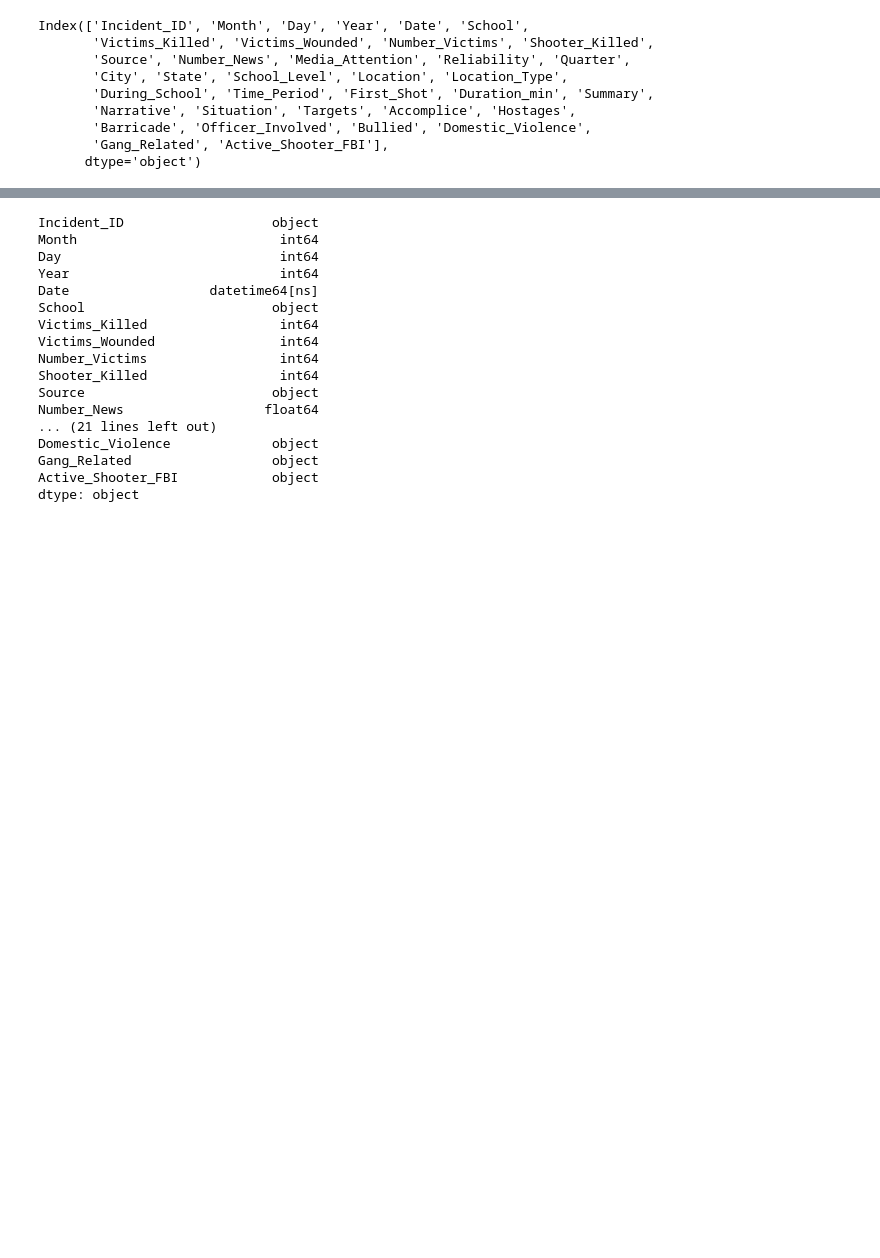
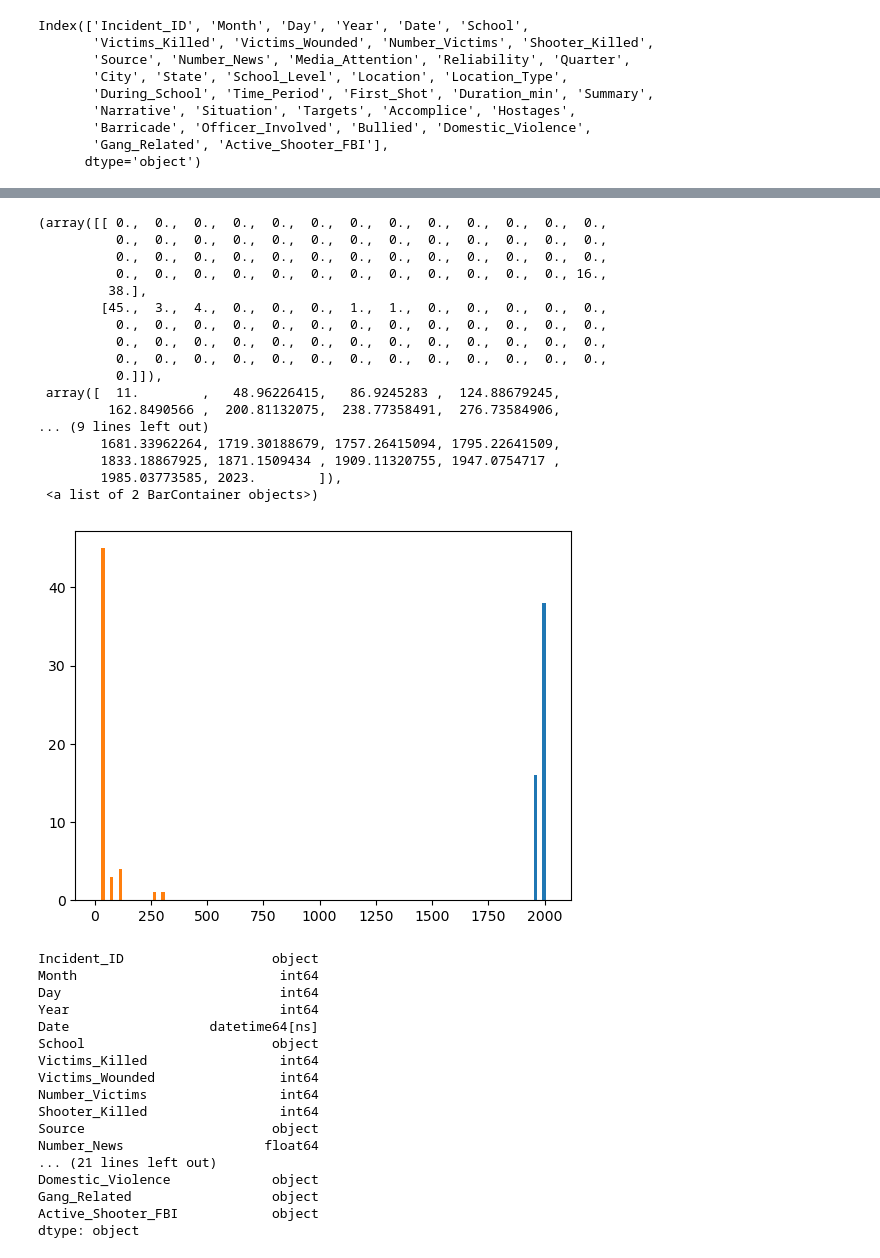
Before and after one commit to timmymiller10/School-Shooting-Dataset-Analysis, a Jupyter notebook: data.ipynb, the cells around one changed output, grey strips where cells are left out. Drawn from its saved outputs; the diff is of its cells as text; code cells hidden in the pictures; blank space fills up the shorter version.

```diff
--- a/data.ipynb
+++ b/data.ipynb
@@ -59,3 +77,26 @@ count_by_year = incident['Year'].value_counts().reset_index()
+# %%
+bin_num = incident['Year'].max() - incident['Year'].min()
+# %%
+plt.hist(count_by_year[''], bins=bin_num)
+# %% [output]
+(array([[ 0.,  0.,  0.,  0.,  0.,  0.,  0.,  0.,  0.,  0.,  0.,  0.,  0.,
+          0.,  0.,  0.,  0.,  0.,  0.,  0.,  0.,  0.,  0.,  0.,  0.,  0.,
+          0.,  0.,  0.,  0.,  0.,  0.,  0.,  0.,  0.,  0.,  0.,  0.,  0.,
+          0.,  0.,  0.,  0.,  0.,  0.,  0.,  0.,  0.,  0.,  0.,  0., 16.,
+         38.],
+        [45.,  3.,  4.,  0.,  0.,  0.,  1.,  1.,  0.,  0.,  0.,  0.,  0.,
+          0.,  0.,  0.,  0.,  0.,  0.,  0.,  0.,  0.,  0.,  0.,  0.,  0.,
+          0.,  0.,  0.,  0.,  0.,  0.,  0.,  0.,  0.,  0.,  0.,  0.,  0.,
+          0.,  0.,  0.,  0.,  0.,  0.,  0.,  0.,  0.,  0.,  0.,  0.,  0.,
+          0.]]),
+ array([  11.        ,   48.96226415,   86.9245283 ,  124.88679245,
+         162.8490566 ,  200.81132075,  238.77358491,  276.73584906,
+... (9 lines left out)
+        1681.33962264, 1719.30188679, 1757.26415094, 1795.22641509,
+        1833.18867925, 1871.1509434 , 1909.11320755, 1947.0754717 ,
+        1985.03773585, 2023.        ]),
+ <a list of 2 BarContainer objects>)
+[figure, added]
 # %%
 count_by_situation = incident['Situation'].value_counts().reset_index()
 # %%
```
Also changed, not shown: parts of 10 cells of this notebook.
